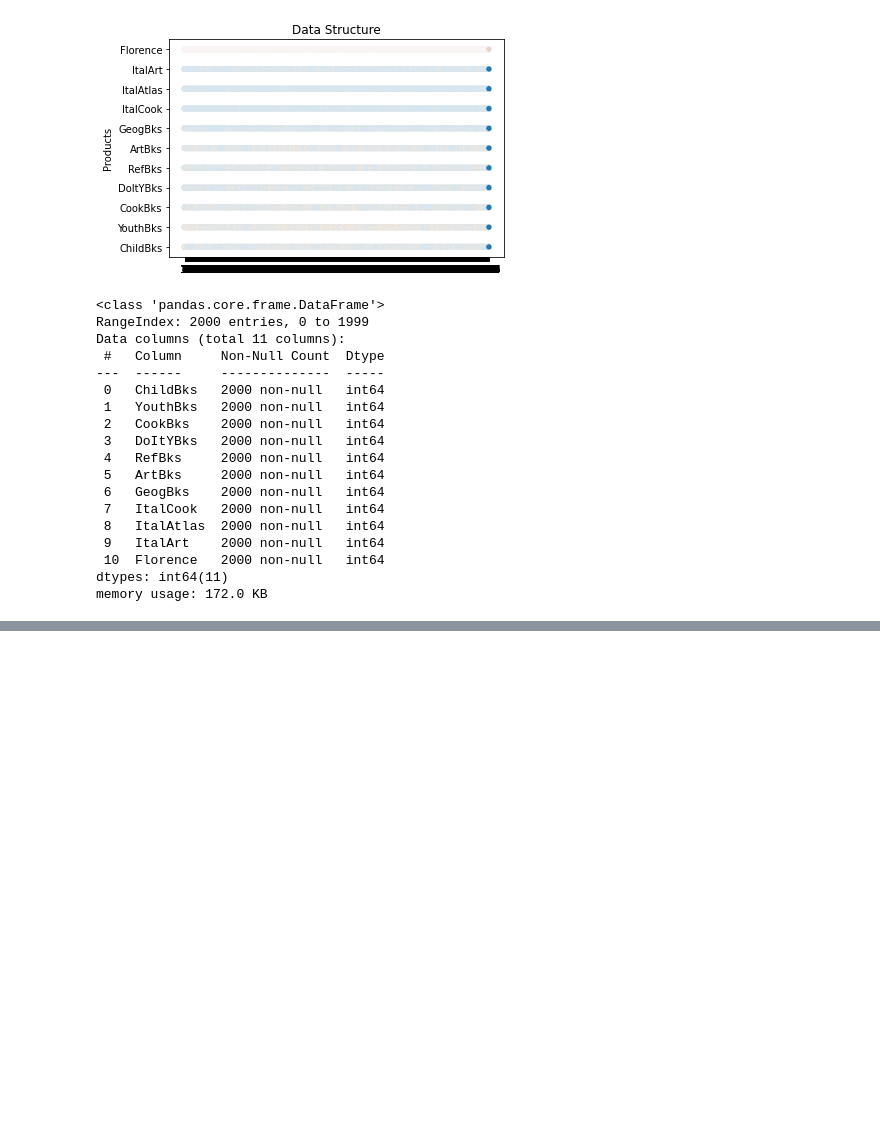
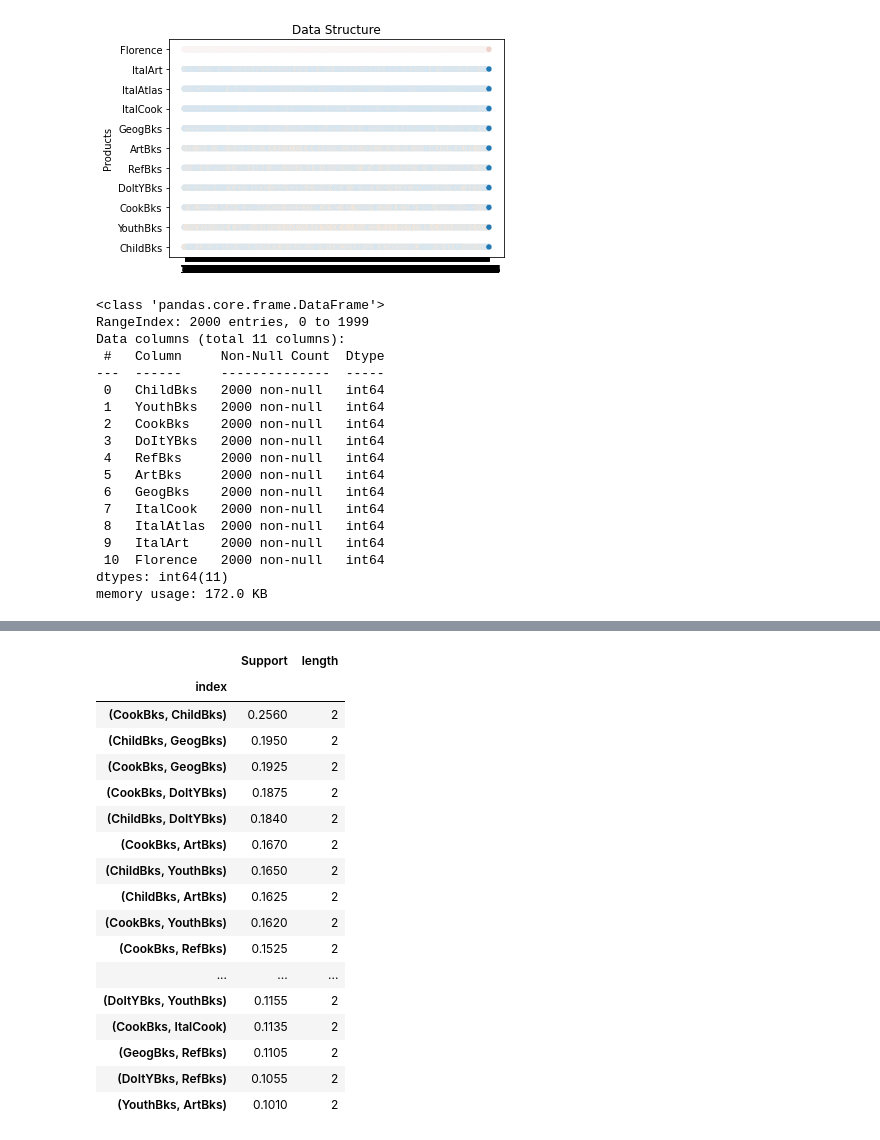
Before and after one commit to Bhavin52/Assignment, a Jupyter notebook: Association_Rules_Q1.ipynb, the cells around one changed output, grey strips where cells are left out. Drawn from its saved outputs; the diff is of its cells as text; code cells hidden in the pictures; blank space fills up the shorter version.

```diff
--- a/Association_Rules_Q1.ipynb
+++ b/Association_Rules_Q1.ipynb
@@ -161,0 +74,3 @@ rules_2[rules_2.lift>1]
+# %%
+first = pd.DataFrame(book.sum() / book.shape[0], columns = ["Support"]).sort_values("Support", ascending = False)
+first
@@ -161,0 +90,6 @@ rules_2[rules_2.lift>1]
+# %%
+import itertools
+second = list(itertools.combinations(first.index, 2))
+second = [list(i) for i in second]
+# Sample of combinations
+second[:10]
@@ -161,0 +107,34 @@ rules_2[rules_2.lift>1]
+# %%
+# Finding support values
+value = []
+for i in range(0, len(second)):
+    temp = book.T.loc[second[i]].sum()
+    temp = len(temp[temp == book.T.loc[second[i]].shape[0]]) / book.shape[0]
+    value.append(temp)
+# Create a data frame
+secondIteration = pd.DataFrame(value, columns = ["Support"])
+secondIteration["index"] = [tuple(i) for i in second]
+secondIteration['length'] = secondIteration['index'].apply(lambda x:len(x))
+secondIteration = secondIteration.set_index("index").sort_values("Support", ascending = False)
+# Elimination by Support Value
+secondIteration = secondIteration[secondIteration.Support > 0.1]
+secondIteration
+# %% [output]
+|  | Support | length |
+| index |  |  |
+| (CookBks, ChildBks) | 0.2560 | 2 |
+| (ChildBks, GeogBks) | 0.1950 | 2 |
+| (CookBks, GeogBks) | 0.1925 | 2 |
+| (CookBks, DoItYBks) | 0.1875 | 2 |
+| (ChildBks, DoItYBks) | 0.1840 | 2 |
+| (CookBks, ArtBks) | 0.1670 | 2 |
+| (ChildBks, YouthBks) | 0.1650 | 2 |
+| (ChildBks, ArtBks) | 0.1625 | 2 |
+| (CookBks, YouthBks) | 0.1620 | 2 |
+| (CookBks, RefBks) | 0.1525 | 2 |
+| ... | ... | ... |
+| (DoItYBks, YouthBks) | 0.1155 | 2 |
+| (CookBks, ItalCook) | 0.1135 | 2 |
+| (GeogBks, RefBks) | 0.1105 | 2 |
+| (DoItYBks, RefBks) | 0.1055 | 2 |
+| (YouthBks, ArtBks) | 0.1010 | 2 |
```
Also changed, not shown: parts of 19 cells of this notebook.
